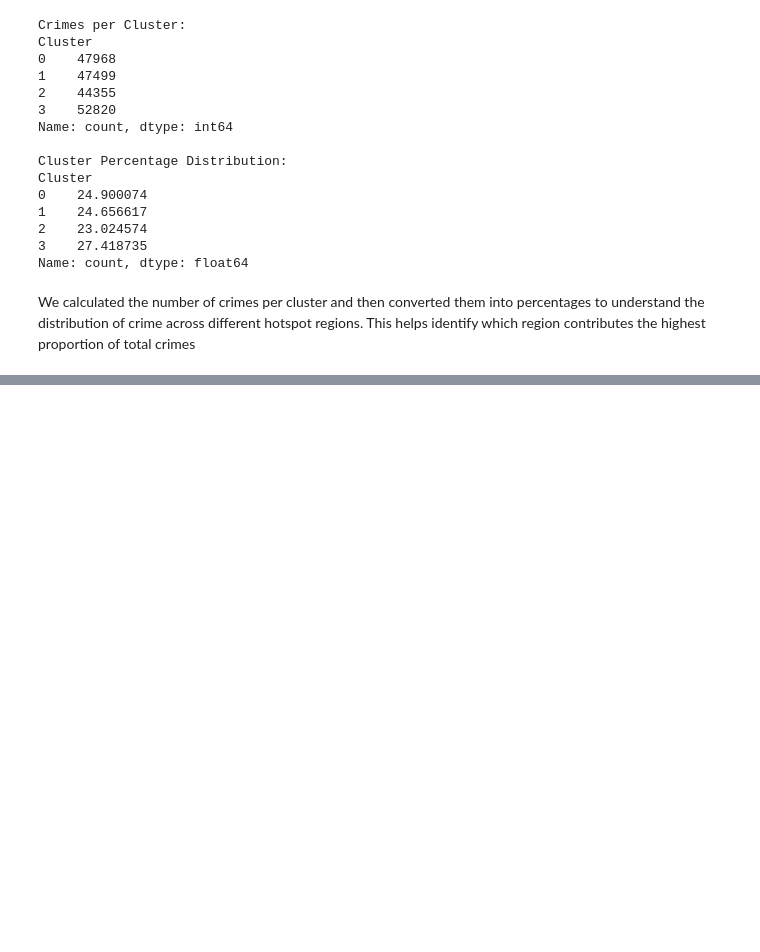
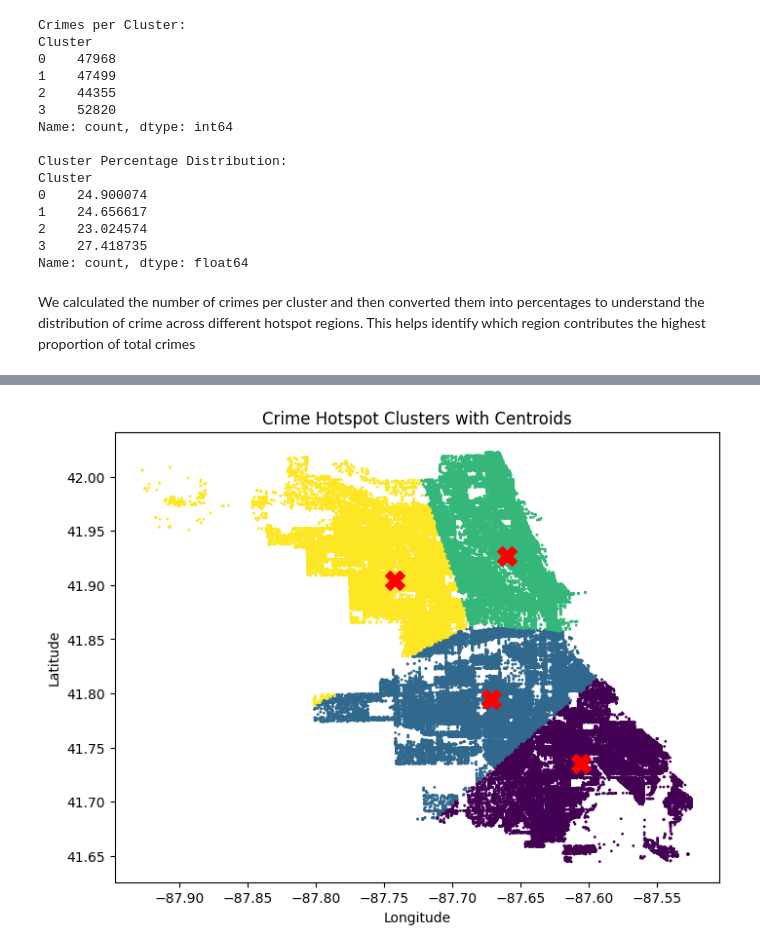
Before and after one commit to khakhkharrushit/crime-intelligence-system, a Jupyter notebook: notebooks/01_data_exploration.ipynb, the cells around one changed output, grey strips where cells are left out. Drawn from its saved outputs; the diff is of its cells as text; code cells hidden in the pictures; blank space fills up the shorter version.

Commit message:
Added centroid visualization and risk labeling system

```diff
--- a/notebooks/01_data_exploration.ipynb
+++ b/notebooks/01_data_exploration.ipynb
@@ -401,0 +423,5 @@ We calculated the number of crimes per cluster and then converted them into perc
+# %%
+centroids = kmeans.cluster_centers_
+
+print("Cluster Centroids:")
+print(centroids)
@@ -401,0 +440,29 @@ We calculated the number of crimes per cluster and then converted them into perc
+# %%
+import matplotlib.pyplot as plt
+
+plt.figure(figsize=(8,6))
+
+# Plot clustered crime points
+plt.scatter(
+    df["Longitude"],
+    df["Latitude"],
+    c=df["Cluster"],
+    cmap="viridis",
+    s=1
+)
+
+# Plot centroids
+plt.scatter(
+    centroids[:, 1],   # longitude
+    centroids[:, 0],   # latitude
+    c="red",
+    s=200,
+    marker="X"
+)
+
+plt.title("Crime Hotspot Clusters with Centroids")
+plt.xlabel("Longitude")
+plt.ylabel("Latitude")
+plt.show()
+# %% [output]
+[figure, added]
```
Also changed, not shown: parts of 9 cells of this notebook.
